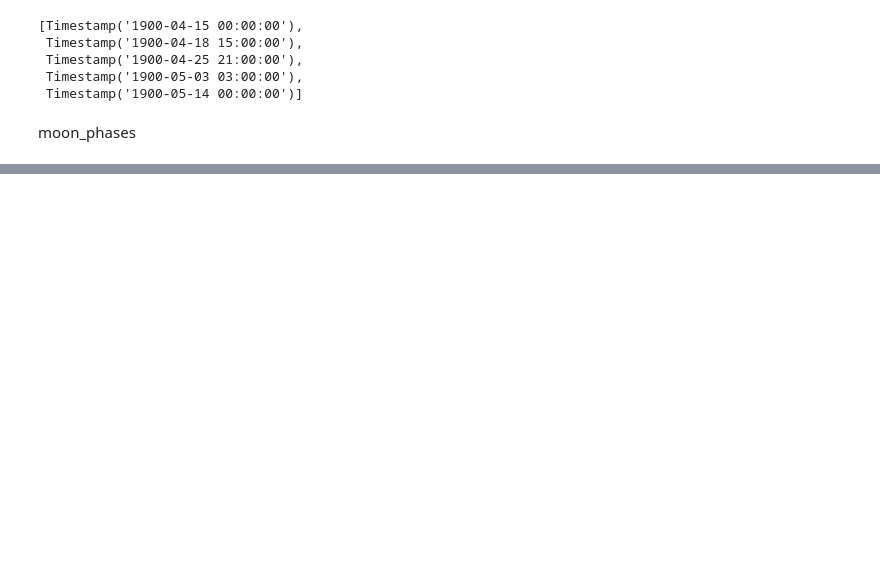
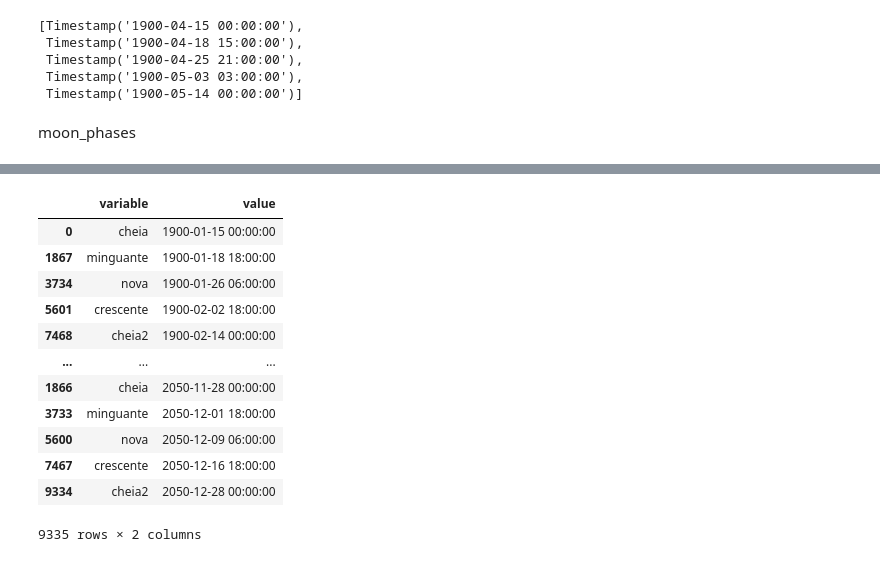
Before and after one commit to cascaschatz/SharkAttack, a Jupyter notebook: Limpeza de Dados.ipynb, the cells around one changed output, grey strips where cells are left out. Cells and saved outputs as stored; diff of their text form; code cells hidden in the pictures; blank space fills up the shorter version.

```diff
--- a/Limpeza de Dados.ipynb
+++ b/Limpeza de Dados.ipynb
@@ -327,0 +379,16 @@ moon_phases
+# %%
+pd.melt(moon_phases).sort_values(by='value')
+# %% [output]
+|  | variable | value |
+| 0 | cheia | 1900-01-15 00:00:00 |
+| 1867 | minguante | 1900-01-18 18:00:00 |
+| 3734 | nova | 1900-01-26 06:00:00 |
+| 5601 | crescente | 1900-02-02 18:00:00 |
+| 7468 | cheia2 | 1900-02-14 00:00:00 |
+| ... | ... | ... |
+| 1866 | cheia | 2050-11-28 00:00:00 |
+| 3733 | minguante | 2050-12-01 18:00:00 |
+| 5600 | nova | 2050-12-09 06:00:00 |
+| 7467 | crescente | 2050-12-16 18:00:00 |
+| 9334 | cheia2 | 2050-12-28 00:00:00 |
+9335 rows × 2 columns
```
Also changed, not shown: parts of 11 cells of this notebook, 1 other file.
